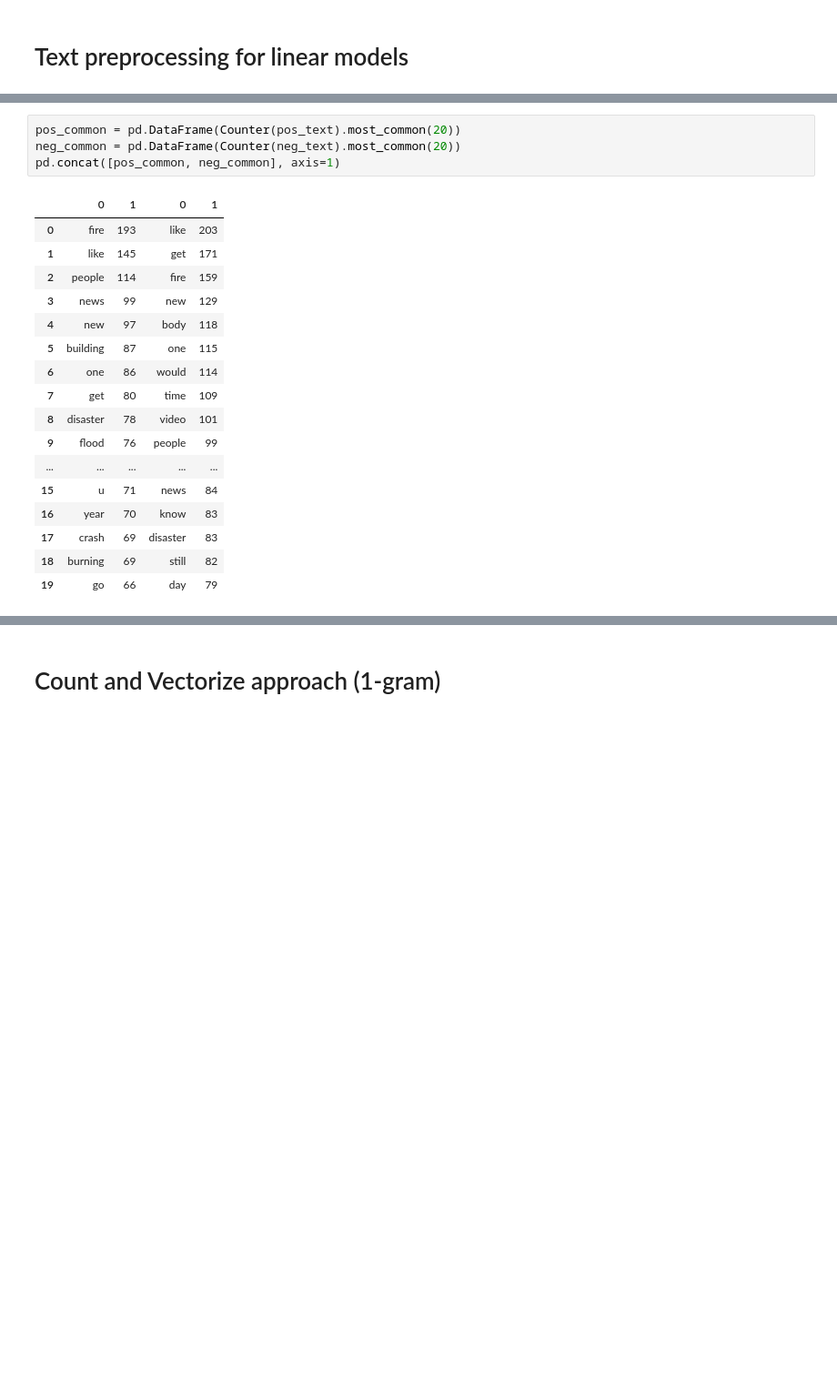
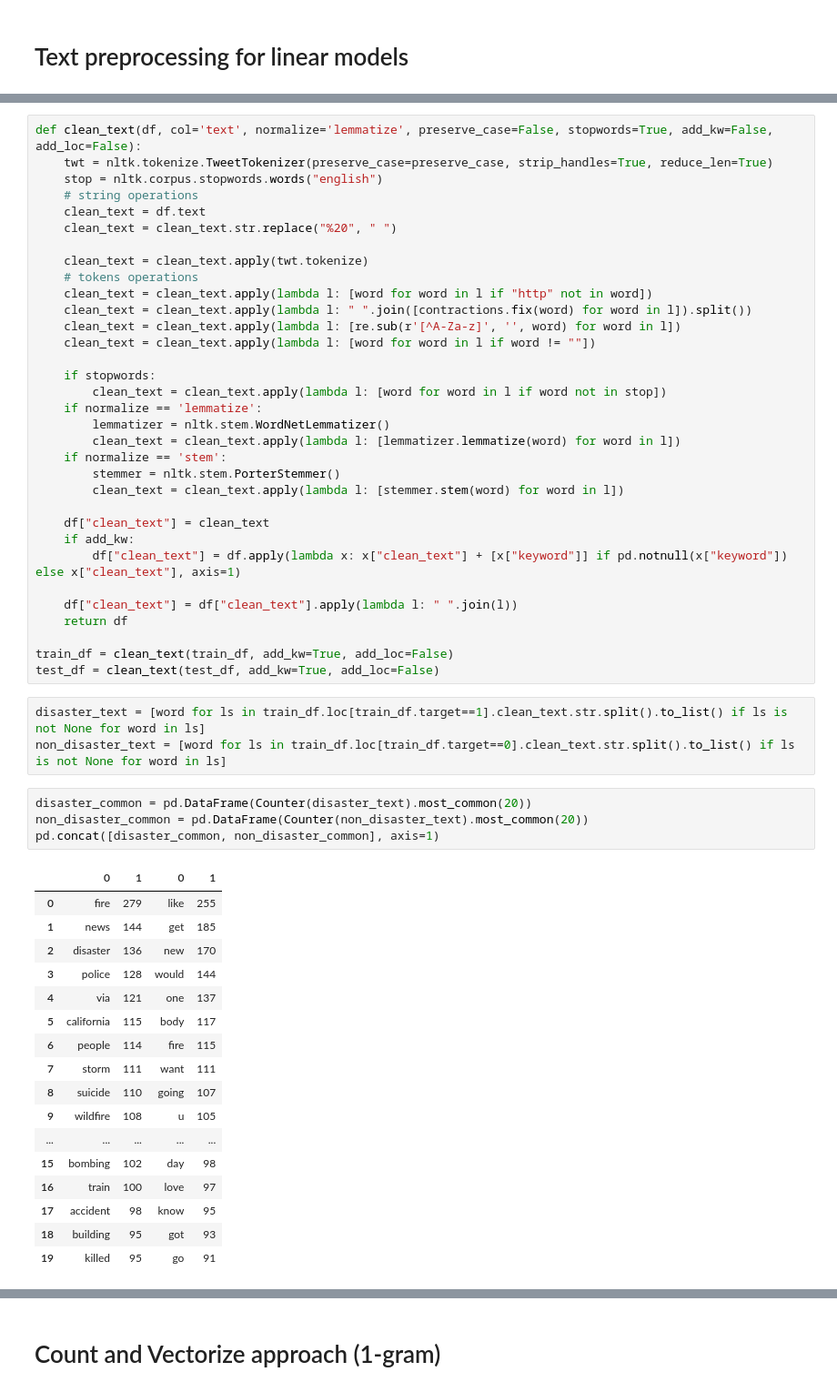
Before and after one commit to chantomkit/Kaggle-Disaster-Tweets, a Jupyter notebook: twitter-nlp-by-ridgeclassifier-xgb-bert.ipynb, the cells around one changed output, grey strips where cells are left out. Shown at 91% size. Drawn from its saved outputs; the diff is of its cells as text; blank space fills up the shorter version.

```diff
--- a/twitter-nlp-by-ridgeclassifier-xgb-bert.ipynb
+++ b/twitter-nlp-by-ridgeclassifier-xgb-bert.ipynb
@@ -106,23 +48,59 @@ See the caveats in the documentation: https://pandas.pydata.org/pandas-docs/stab
+# %%
+def clean_text(df, col='text', normalize='lemmatize', preserve_case=False, stopwords=True, add_kw=False, add_loc=False):
+    twt = nltk.tokenize.TweetTokenizer(preserve_case=preserve_case, strip_handles=True, reduce_len=True)
+    stop = nltk.corpus.stopwords.words("english")
+    # string operations
+    clean_text = df.text
+    clean_text = clean_text.str.replace("%20", " ")
+
+    clean_text = clean_text.apply(twt.tokenize)
+    # tokens operations
+    clean_text = clean_text.apply(lambda l: [word for word in l if "http" not in word])
+    clean_text = clean_text.apply(lambda l: " ".join([contractions.fix(word) for word in l]).split())
+    clean_text = clean_text.apply(lambda l: [re.sub(r'[^A-Za-z]', '', word) for word in l])
+    clean_text = clean_text.apply(lambda l: [word for word in l if word != ""])
+
+    if stopwords:
+        clean_text = clean_text.apply(lambda l: [word for word in l if word not in stop])
+    if normalize == 'lemmatize':
+        lemmatizer = nltk.stem.WordNetLemmatizer()
+        clean_text = clean_text.apply(lambda l: [lemmatizer.lemmatize(word) for word in l])
+    if normalize == 'stem':
+        stemmer = nltk.stem.PorterStemmer()
+        clean_text = clean_text.apply(lambda l: [stemmer.stem(word) for word in l])
+
+    df["clean_text"] = clean_text
+    if add_kw:
+        df["clean_text"] = df.apply(lambda x: x["clean_text"] + [x["keyword"]] if pd.notnull(x["keyword"]) else x["clean_text"], axis=1)
+
+    df["clean_text"] = df["clean_text"].apply(lambda l: " ".join(l))
+    return df
+
+train_df = clean_text(train_df, add_kw=True, add_loc=False)
+test_df = clean_text(test_df, add_kw=True, add_loc=False)
+# %%
+disaster_text = [word for ls in train_df.loc[train_df.target==1].clean_text.str.split().to_list() if ls is not None for word in ls]
+non_disaster_text = [word for ls in train_df.loc[train_df.target==0].clean_text.str.split().to_list() if ls is not None for word in ls]
 # %%
-pos_common = pd.DataFrame(Counter(pos_text).most_common(20))
-neg_common = pd.DataFrame(Counter(neg_text).most_common(20))
-pd.concat([pos_common, neg_common], axis=1)
+disaster_common = pd.DataFrame(Counter(disaster_text).most_common(20))
+non_disaster_common = pd.DataFrame(Counter(non_disaster_text).most_common(20))
+pd.concat([disaster_common, non_disaster_common], axis=1)
 # %% [output]
 |  | 0 | 1 | 0 | 1 |
-| 0 | fire | 193 | like | 203 |
-| 1 | like | 145 | get | 171 |
-| 2 | people | 114 | fire | 159 |
-| 3 | news | 99 | new | 129 |
-| 4 | new | 97 | body | 118 |
-| 5 | building | 87 | one | 115 |
-| 6 | one | 86 | would | 114 |
-| 7 | get | 80 | time | 109 |
-| 8 | disaster | 78 | video | 101 |
-| 9 | flood | 76 | people | 99 |
+| 0 | fire | 279 | like | 255 |
+| 1 | news | 144 | get | 185 |
+| 2 | disaster | 136 | new | 170 |
+| 3 | police | 128 | would | 144 |
+| 4 | via | 121 | one | 137 |
+| 5 | california | 115 | body | 117 |
+| 6 | people | 114 | fire | 115 |
+| 7 | storm | 111 | want | 111 |
+| 8 | suicide | 110 | going | 107 |
+| 9 | wildfire | 108 | u | 105 |
 | ... | ... | ... | ... | ... |
-| 15 | u | 71 | news | 84 |
-| 16 | year | 70 | know | 83 |
-| 17 | crash | 69 | disaster | 83 |
-| 18 | burning | 69 | still | 82 |
-| 19 | go | 66 | day | 79 |
+| 15 | bombing | 102 | day | 98 |
+| 16 | train | 100 | love | 97 |
+| 17 | accident | 98 | know | 95 |
+| 18 | building | 95 | got | 93 |
+| 19 | killed | 95 | go | 91 |
 # %%
```
Also changed, not shown: parts of 19 cells of this notebook, 4 other files.
